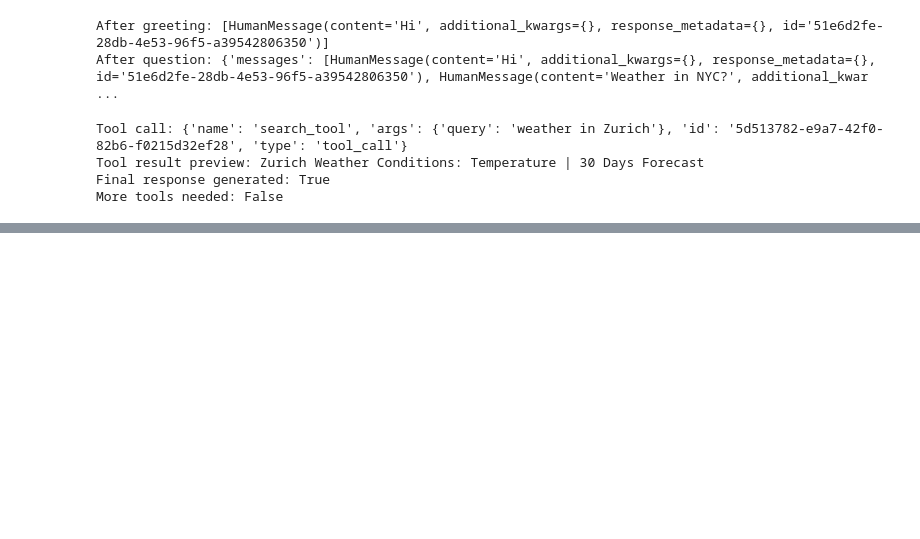
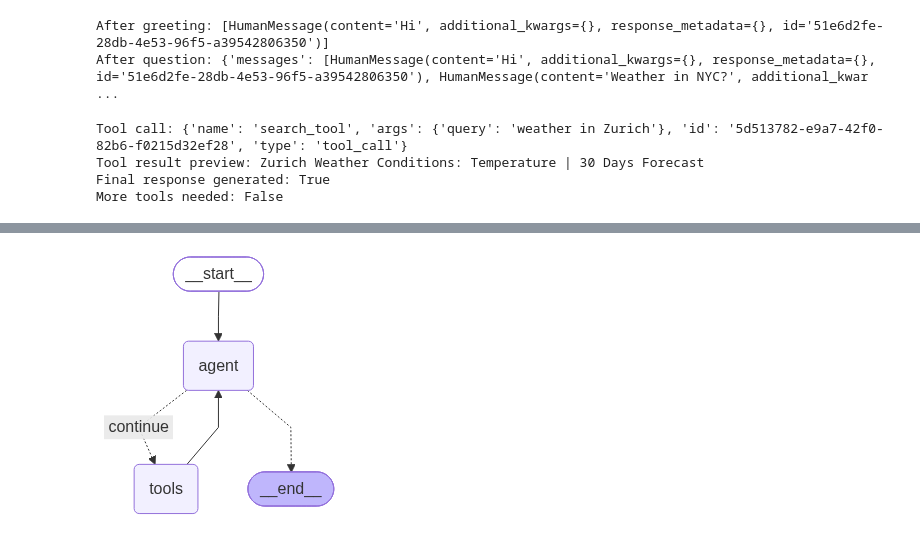
Before and after one commit to hrm123/pythondemo, a Jupyter notebook: notebooks/agents/lang_graph/react_agent.ipynb, the cells around one changed output, grey strips where cells are left out. Saved outputs shown, nothing was run; the diff lists cells and outputs as text; code cells hidden in the pictures; blank space fills up the shorter version.

```diff
--- a/notebooks/agents/lang_graph/react_agent.ipynb
+++ b/notebooks/agents/lang_graph/react_agent.ipynb
@@ -253,0 +289,5 @@ More tools needed: False
+# %%
+def call_model(state: AgentState):
+    """Invoke the model with the current conversation state."""
+    response = model_react.invoke({"scratch_pad": state["messages"]})
+    return {"messages": [response]}
@@ -253,0 +321,39 @@ More tools needed: False
+# %%
+from langgraph.graph import StateGraph, END
+
+# Define a new graph
+workflow = StateGraph(AgentState)
+
+# Define the two nodes we will cycle between
+workflow.add_node("agent", call_model)
+workflow.add_node("tools", tool_node)
+
+# Add edges between nodes
+workflow.add_edge("tools", "agent")  # After tools, always go back to agent
+
+# Add conditional logic
+workflow.add_conditional_edges(
+    "agent",
+    should_continue,
+    {
+        "continue": "tools",  # If tools needed, go to tools node
+        "end": END,          # If done, end the conversation
+    },
+)
+
+# Set entry point
+workflow.set_entry_point("agent")
+
+# Compile the graph
+graph = workflow.compile()
+# %%
+from IPython.display import Image, display
+
+# This visualization shows the flow: Agent → Decision → Tools → Agent → Decision → End
+try:
+    display(Image(graph.get_graph().draw_mermaid_png()))
+except Exception:
+    # This requires some extra dependencies and is optional
+    pass
+# %% [output]
+[figure, added]
```
Also changed, not shown: parts of 15 cells of this notebook, 2 other files.
